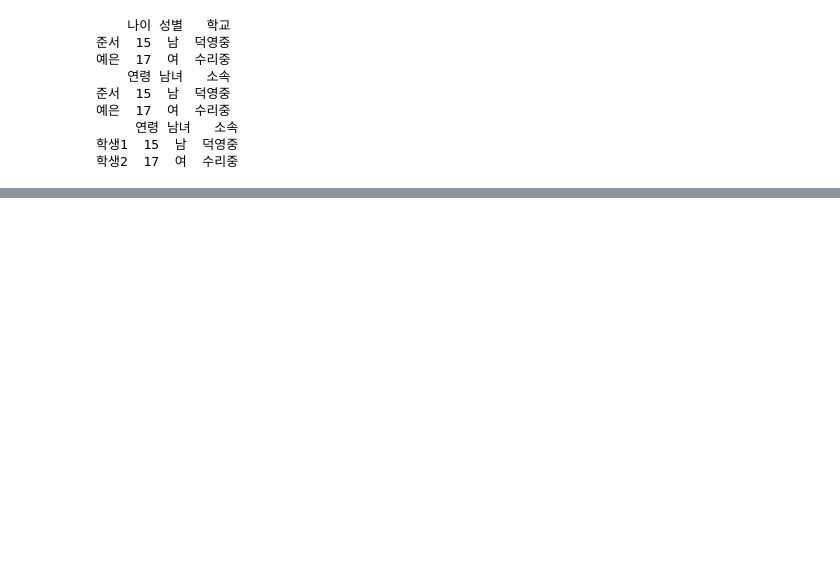
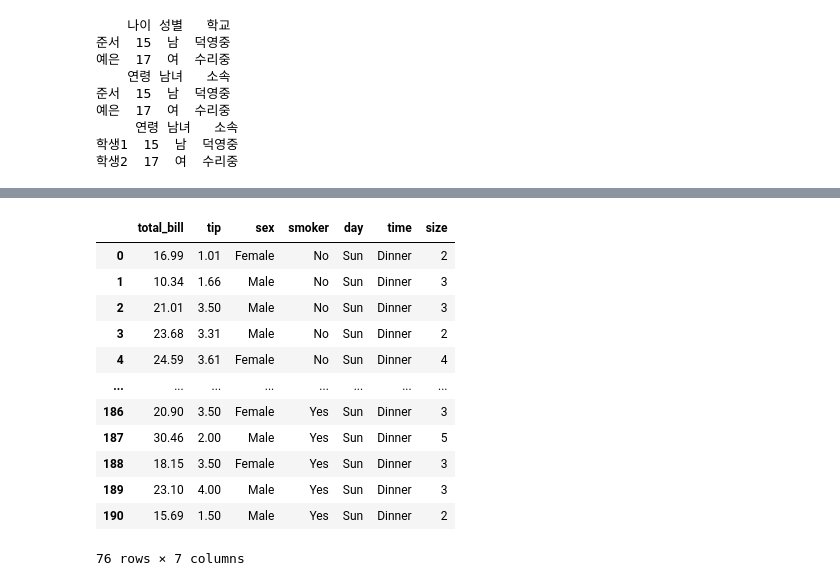
Before and after one commit to SKN35shimsungwook/data_collection_worksapce, a Jupyter notebook: data08_pandas기본.ipynb, the cells around one changed output, grey strips where cells are left out. Cells and saved outputs as stored; diff of their text form; code cells hidden in the pictures; blank space fills up the shorter version.

```diff
--- a/data08_pandas기본.ipynb
+++ b/data08_pandas기본.ipynb
@@ -247,0 +641,17 @@ print(df)
+# %%
+# 2. 요일(day)이 'Sun'(일요일)인 데이터만 검색
+df[df['day'] == 'Sun']
+# %% [output]
+|  | total_bill | tip | sex | smoker | day | time | size |
+| 0 | 16.99 | 1.01 | Female | No | Sun | Dinner | 2 |
+| 1 | 10.34 | 1.66 | Male | No | Sun | Dinner | 3 |
+| 2 | 21.01 | 3.50 | Male | No | Sun | Dinner | 3 |
+| 3 | 23.68 | 3.31 | Male | No | Sun | Dinner | 2 |
+| 4 | 24.59 | 3.61 | Female | No | Sun | Dinner | 4 |
+| ... | ... | ... | ... | ... | ... | ... | ... |
+| 186 | 20.90 | 3.50 | Female | Yes | Sun | Dinner | 3 |
+| 187 | 30.46 | 2.00 | Male | Yes | Sun | Dinner | 5 |
+| 188 | 18.15 | 3.50 | Female | Yes | Sun | Dinner | 3 |
+| 189 | 23.10 | 4.00 | Male | Yes | Sun | Dinner | 3 |
+| 190 | 15.69 | 1.50 | Male | Yes | Sun | Dinner | 2 |
+76 rows × 7 columns
```
Also changed, not shown: parts of 69 cells of this notebook, 6 other files.
